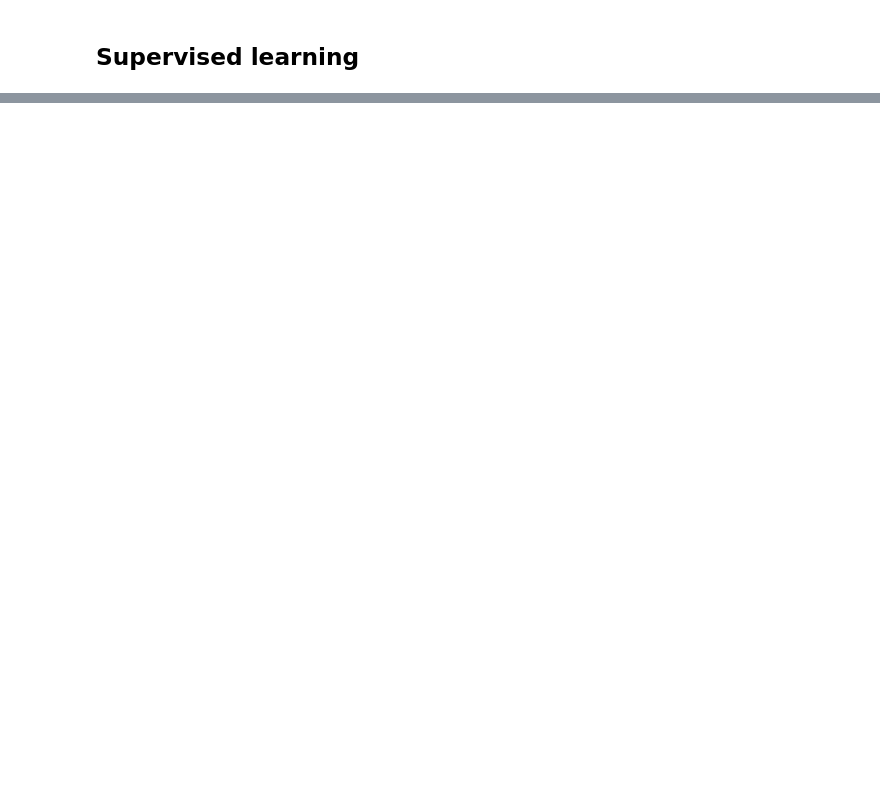
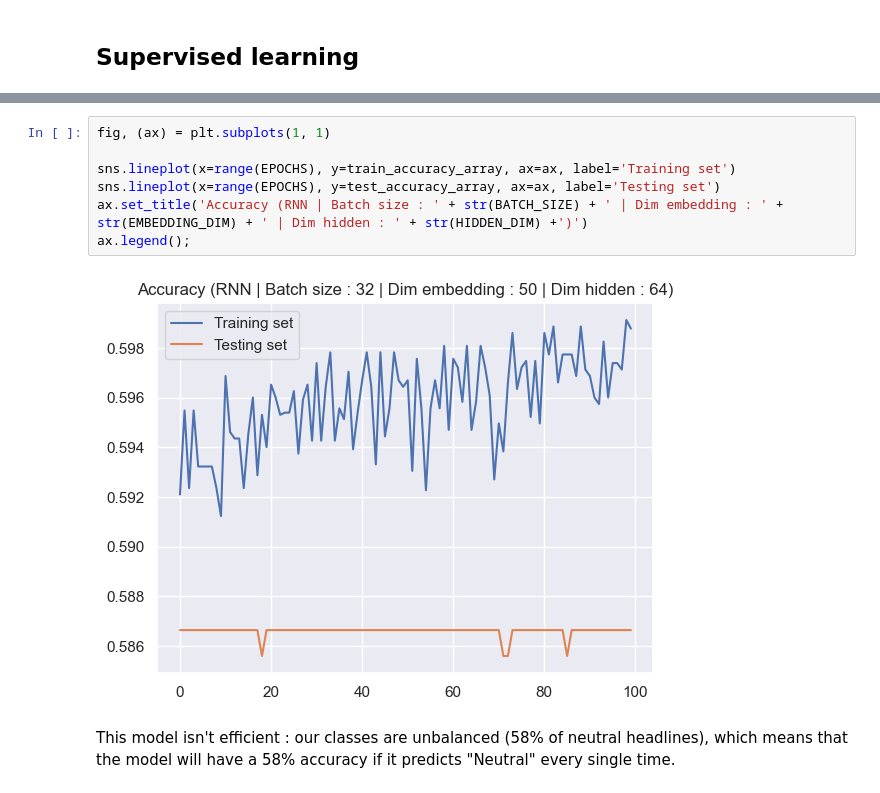
Before and after one commit to CamilleLeempoels/NLP_Financial_Sentiment_Analysis, a Jupyter notebook: nlp_project.ipynb, the cells around one changed output, grey strips where cells are left out. Drawn from its saved outputs; the diff is of its cells as text; blank space fills up the shorter version.

```diff
--- a/nlp_project.ipynb
+++ b/nlp_project.ipynb
@@ -293,0 +269,11 @@ Training loss : 0.9331818257768949 | Training accuracy : 0.5885416666666666
+# %%
+fig, (ax) = plt.subplots(1, 1)
+
+sns.lineplot(x=range(EPOCHS), y=train_accuracy_array, ax=ax, label='Training set')
+sns.lineplot(x=range(EPOCHS), y=test_accuracy_array, ax=ax, label='Testing set')
+ax.set_title('Accuracy (RNN | Batch size : ' + str(BATCH_SIZE) + ' | Dim embedding : ' + str(EMBEDDING_DIM) + ' | Dim hidden : ' + str(HIDDEN_DIM) +')')
+ax.legend();
+# %% [output]
+[figure, added]
+# %% [markdown]
+This model isn't efficient : our classes are unbalanced (58% of neutral headlines), which means that the model will have a 58% accuracy if it predicts "Neutral" every single time.
```
Also changed, not shown: parts of 12 cells of this notebook.
